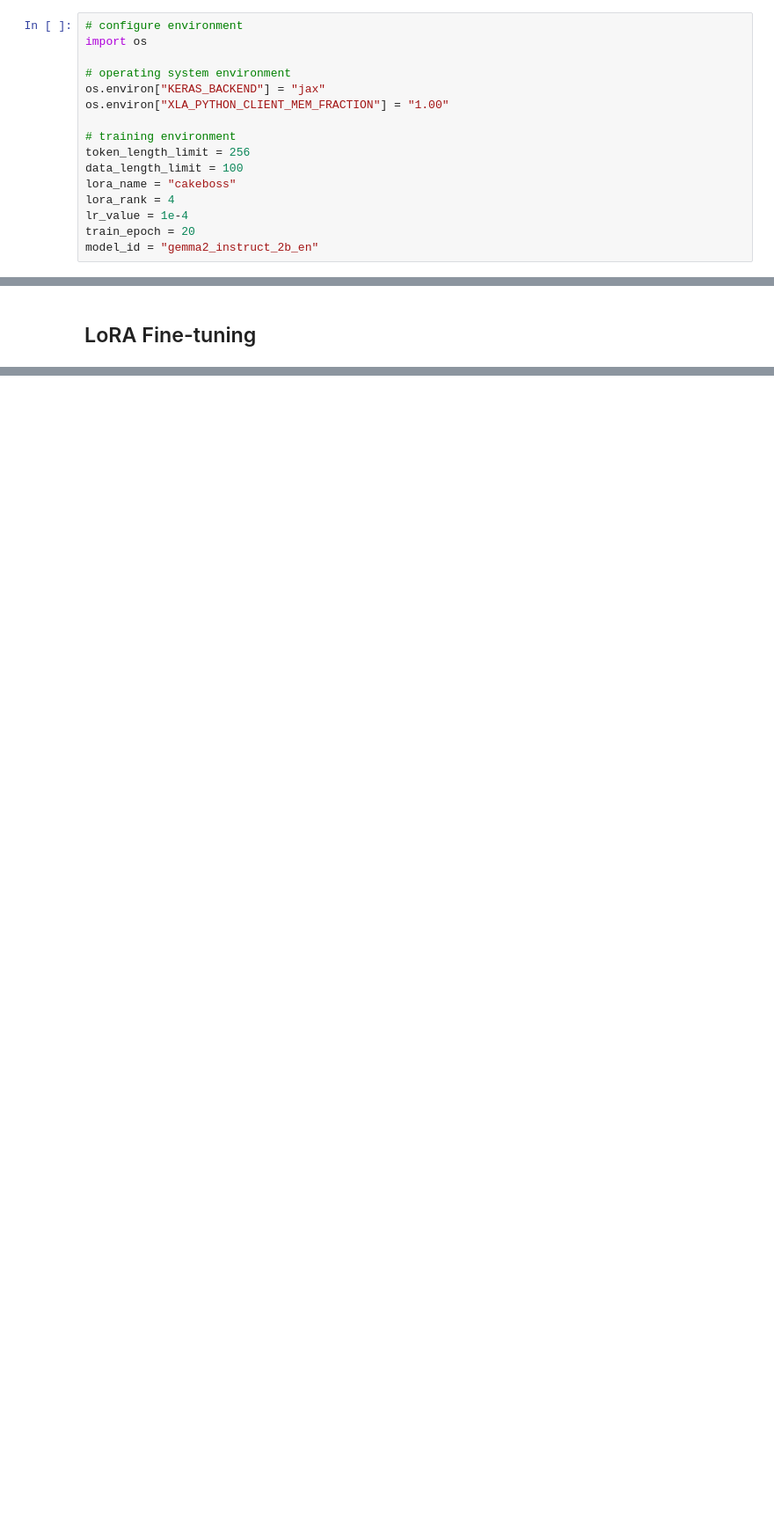
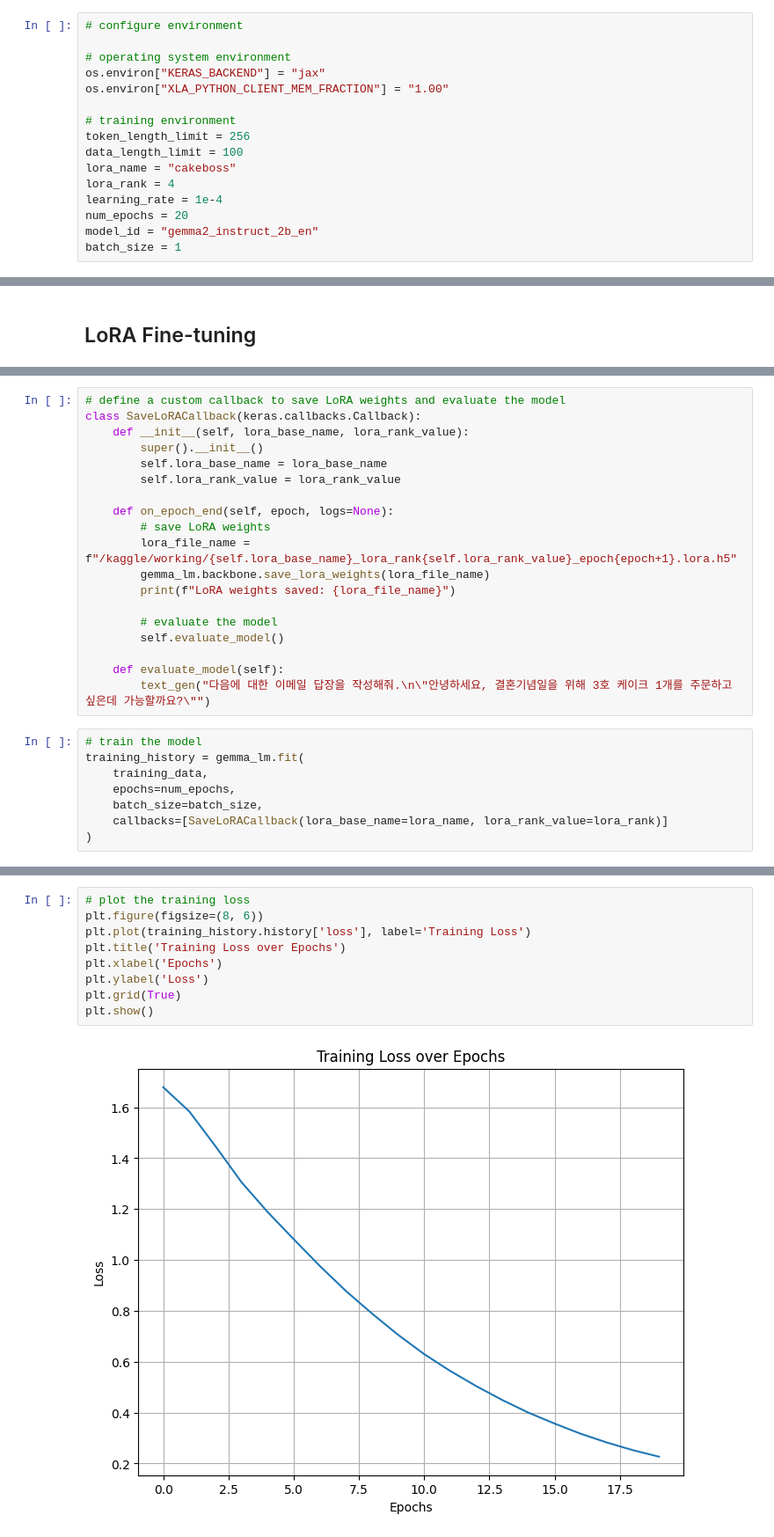
Before and after one commit to jackren0000/Google---Unlock-Global-Communication-with-Gemma, a Jupyter notebook: finetuninggemma2.ipynb, the cells around one changed output, grey strips where cells are left out. Shown: that part at 88% size. Drawn from its saved outputs; the diff is of its cells as text; blank space fills up the shorter version.

Commit message:
Kaggle Notebook | fineTuningGemma2 | Version 4

```diff
--- a/finetuninggemma2.ipynb
+++ b/finetuninggemma2.ipynb
@@ -7,6 +15,5 @@
 # %%
 # configure environment
-import os
 
 # operating system environment
 os.environ["KERAS_BACKEND"] = "jax"
@@ -17,9 +24,10 @@ token_length_limit = 256
 data_length_limit = 100
 lora_name = "cakeboss"
 lora_rank = 4
-lr_value = 1e-4
-train_epoch = 20
+learning_rate = 1e-4
+num_epochs = 20
 model_id = "gemma2_instruct_2b_en"
+batch_size = 1
 # %% [markdown]
 ## Model Initialization
 # %%
@@ -178,0 +201,27 @@ Example:
+# %%
+# define a custom callback to save LoRA weights and evaluate the model
+class SaveLoRACallback(keras.callbacks.Callback):
+    def __init__(self, lora_base_name, lora_rank_value):
+        super().__init__()
+        self.lora_base_name = lora_base_name
+        self.lora_rank_value = lora_rank_value
+
+    def on_epoch_end(self, epoch, logs=None):
+        # save LoRA weights
+        lora_file_name = f"/kaggle/working/{self.lora_base_name}_lora_rank{self.lora_rank_value}_epoch{epoch+1}.lora.h5"
+        gemma_lm.backbone.save_lora_weights(lora_file_name)
+        print(f"LoRA weights saved: {lora_file_name}")
+
+        # evaluate the model
+        self.evaluate_model()
+
+    def evaluate_model(self):
+        text_gen("다음에 대한 이메일 답장을 작성해줘.\n\"안녕하세요, 결혼기념일을 위해 3호 케이크 1개를 주문하고 싶은데 가능할까요?\"")
+# %%
+# train the model
+training_history = gemma_lm.fit(
+    training_data,
+    epochs=num_epochs,
+    batch_size=batch_size,
+    callbacks=[SaveLoRACallback(lora_base_name=lora_name, lora_rank_value=lora_rank)]
+)
@@ -178,0 +246,11 @@ Example:
+# %%
+# plot the training loss
+plt.figure(figsize=(8, 6))
+plt.plot(training_history.history['loss'], label='Training Loss')
+plt.title('Training Loss over Epochs')
+plt.xlabel('Epochs')
+plt.ylabel('Loss')
+plt.grid(True)
+plt.show()
+# %% [output]
+[figure, added]
```
Also changed, not shown: parts of 7 cells of this notebook.
